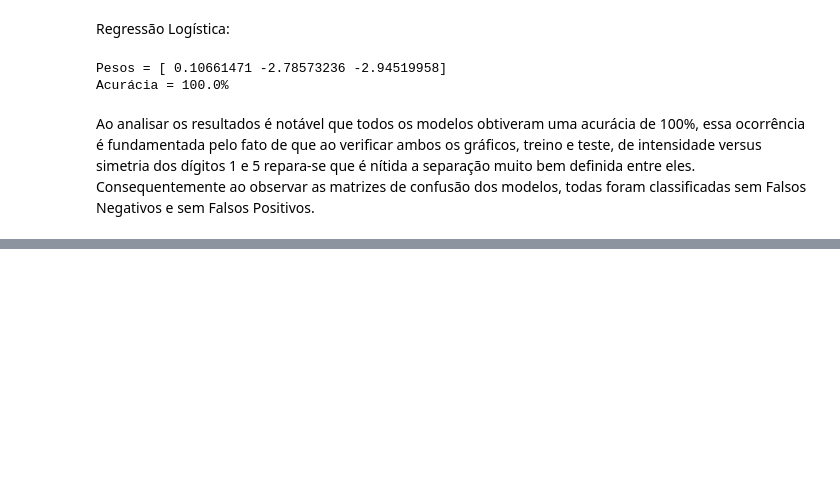
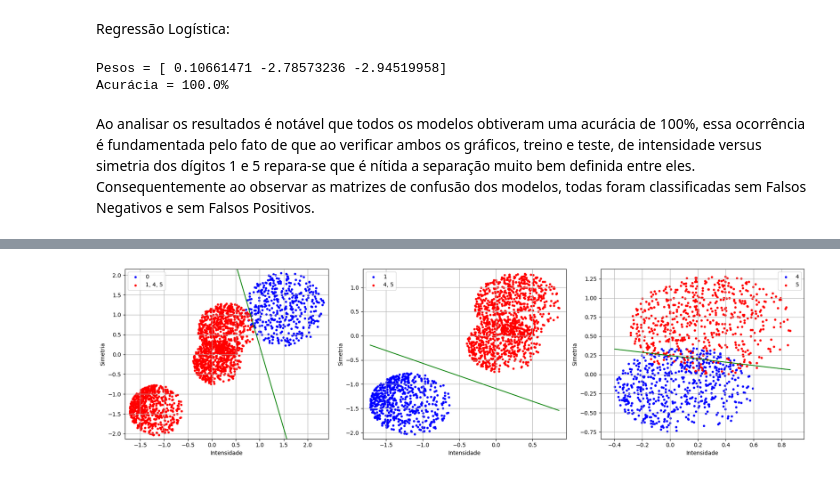
Before and after one commit to gustavojohan/projeto-digitos-am, a Jupyter notebook: Untitled.ipynb, the cells around one changed output, grey strips where cells are left out. Saved outputs shown, nothing was run; the diff lists cells and outputs as text; code cells hidden in the pictures; blank space fills up the shorter version.

Commit message:
Finaliza o treinamento com o PLA do One vs All

```diff
--- a/Untitled.ipynb
+++ b/Untitled.ipynb
@@ -523,0 +552,7 @@ Ao analisar os resultados é notável que todos os modelos obtiveram uma acurác
+# %%
+colunas = ['intensidade', 'simetria']
+medias, desvios = calc_media_desvio(df_train_redu, colunas)
+
+# OvA de One vs All
+df_train_redu_OvA = padroniza_dados(df_train_redu, colunas, medias, desvios)
+df_train_redu_OvA
@@ -523,0 +688,4 @@ Ao analisar os resultados é notável que todos os modelos obtiveram uma acurác
+# %%
+X_train_0v1_4_5, y_train_0v1_4_5 = prepara_dados_treinamento(df_train_redu_OvA, 0)
+X_train_1v4_5, y_train_1v4_5 = prepara_dados_treinamento(df_train_redu_OvA, 1)
+X_train_4v5, y_train_4v5 = prepara_dados_treinamento(df_train_redu_OvA, 4)
@@ -523,0 +702,14 @@ Ao analisar os resultados é notável que todos os modelos obtiveram uma acurác
+# %%
+w_pla_0v1_4_5, erros_0v1_4_5 = perceptron.pocket_PLA(X_train_0v1_4_5, y_train_0v1_4_5, max_iter=1000)
+w_pla_1v4_5, erros_1v4_5 = perceptron.pocket_PLA(X_train_1v4_5, y_train_1v4_5, max_iter=1000)
+w_pla_4v5, erros_4v5 = perceptron.pocket_PLA(X_train_4v5, y_train_4v5, max_iter=1000)
+
+
+print("Pesos Pocket PLA (0 vs 1,4,5):", w_pla_0v1_4_5)
+print("Erros no treino:", erros_0v1_4_5)
+print("\n")
+print("Pesos Pocket PLA (1 vs 4,5):", w_pla_1v4_5)
+print("Erros no treino:", erros_1v4_5)
+print("\n")
+print("Pesos Pocket PLA (4 vs 5):", w_pla_4v5)
+print("Erros no treino:", erros_4v5)
@@ -523,0 +727,16 @@ Ao analisar os resultados é notável que todos os modelos obtiveram uma acurác
+# %%
+fig, axes = plt.subplots(1, 3, figsize=(18, 5))
+
+plot_grafico_OvA(X_train_0v1_4_5, y_train_0v1_4_5,
+                 w_pla_0v1_4_5, axes[0], "0", "1, 4, 5")
+
+plot_grafico_OvA(X_train_1v4_5, y_train_1v4_5,
+                 w_pla_1v4_5, axes[1], "1", "4, 5")
+
+plot_grafico_OvA(X_train_4v5, y_train_4v5,
+                 w_pla_4v5, axes[2], "4", "5")
+
+plt.tight_layout()
+plt.show()
+# %% [output]
+[figure, added]
```
Also changed, not shown: parts of 26 cells of this notebook, 1 other file.
